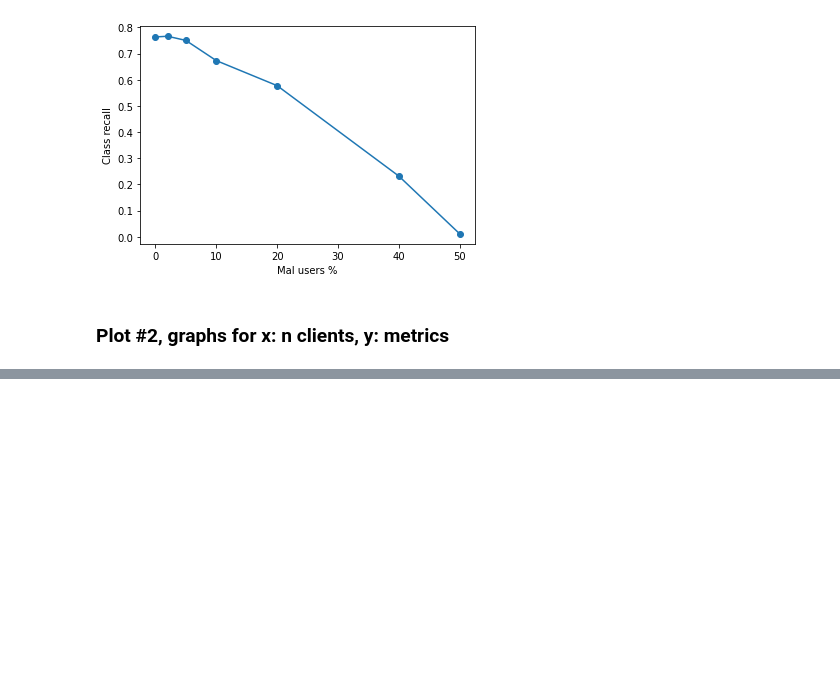
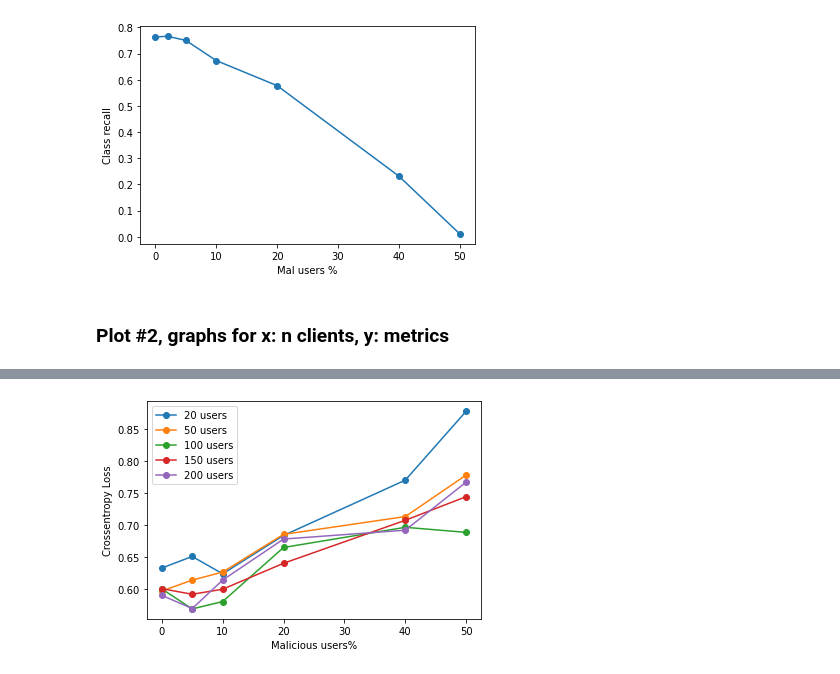
Before and after one commit to nikosgalanis/data-poisoning-defense-fl, a Jupyter notebook: Federated_Training/poison_mnist_fed.ipynb, the cells around one changed output, grey strips where cells are left out. Drawn from its saved outputs; the diff is of its cells as text; code cells hidden in the pictures; blank space fills up the shorter version.

```diff
--- a/Federated_Training/poison_mnist_fed.ipynb
+++ b/Federated_Training/poison_mnist_fed.ipynb
@@ -556,0 +612,12 @@ for n_clients in n_clients_list:
+# %%
+for cnt, model_loss in enumerate(losses):
+
+    plt.plot(mal_users_percentages, model_loss, label=str(n_clients_list[cnt]) + " users", marker='o')
+
+plt.xlabel("Malicious users%")
+plt.ylabel("Crossentropy Loss")
+
+plt.legend()
+plt.show()
+# %% [output]
+[figure, added]
```
Also changed, not shown: parts of 28 cells of this notebook, 3 other files.
